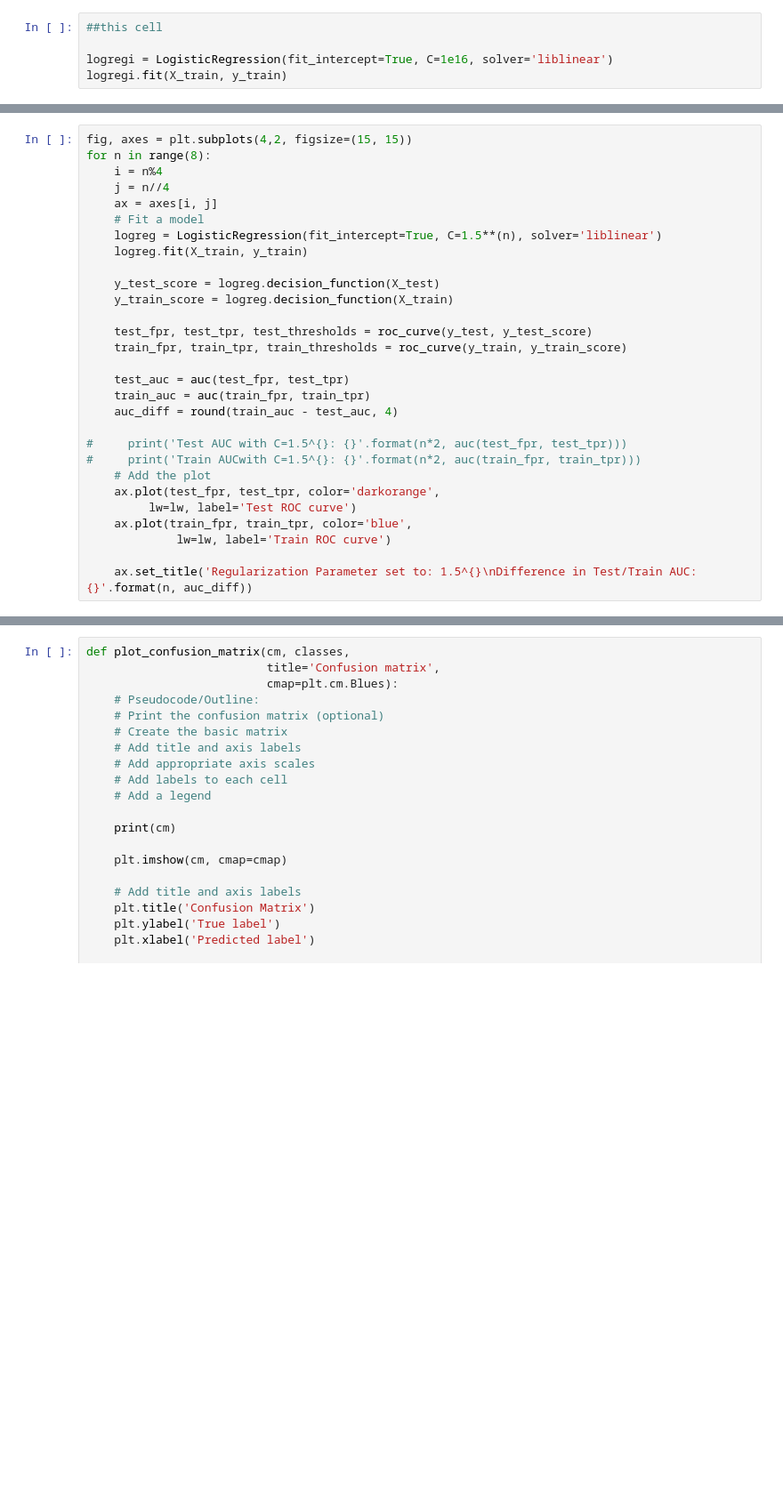
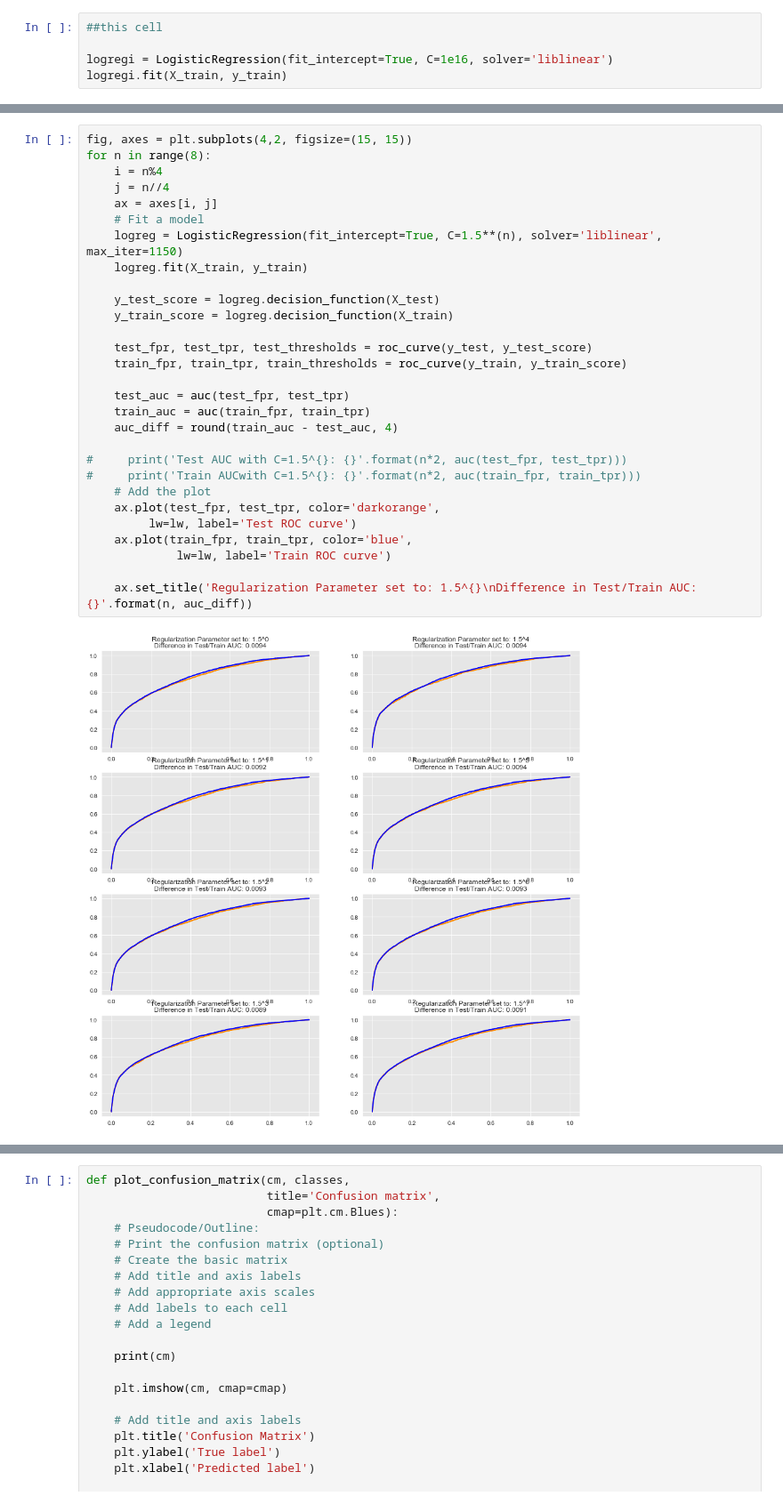
Before and after one commit to WickedoneC/Credit_Project, a Jupyter notebook: Modeling.ipynb, the cells around one changed output, grey strips where cells are left out. Shown at 89% size. Saved outputs shown, nothing was run; the diff lists cells and outputs as text; blank space fills up the shorter version.

```diff
--- a/Modeling.ipynb
+++ b/Modeling.ipynb
@@ -649,32 +676,34 @@ NameError: name 'logregi' is not defined
 # %%
 fig, axes = plt.subplots(4,2, figsize=(15, 15))
 for n in range(8):
     i = n%4
     j = n//4
     ax = axes[i, j]
     # Fit a model
-    logreg = LogisticRegression(fit_intercept=True, C=1.5**(n), solver='liblinear')
+    logreg = LogisticRegression(fit_intercept=True, C=1.5**(n), solver='liblinear', max_iter=1150)
     logreg.fit(X_train, y_train)
 
     y_test_score = logreg.decision_function(X_test)
     y_train_score = logreg.decision_function(X_train)
 
     test_fpr, test_tpr, test_thresholds = roc_curve(y_test, y_test_score)
     train_fpr, train_tpr, train_thresholds = roc_curve(y_train, y_train_score)
 
     test_auc = auc(test_fpr, test_tpr)
     train_auc = auc(train_fpr, train_tpr)
     auc_diff = round(train_auc - test_auc, 4)
 
 #     print('Test AUC with C=1.5^{}: {}'.format(n*2, auc(test_fpr, test_tpr)))
 #     print('Train AUCwith C=1.5^{}: {}'.format(n*2, auc(train_fpr, train_tpr)))
     # Add the plot
     ax.plot(test_fpr, test_tpr, color='darkorange',
          lw=lw, label='Test ROC curve')
     ax.plot(train_fpr, train_tpr, color='blue',
              lw=lw, label='Train ROC curve')
 
     ax.set_title('Regularization Parameter set to: 1.5^{}\nDifference in Test/Train AUC: {}'.format(n, auc_diff))
+# %% [output]
+[figure, added]
 # %%
 def conf_matrix(y_true, y_pred):
     cm = {'TP': 0, 'TN': 0, 'FP': 0, 'FN': 0}
```
Also changed, not shown: parts of 16 cells of this notebook, 1 other file.
